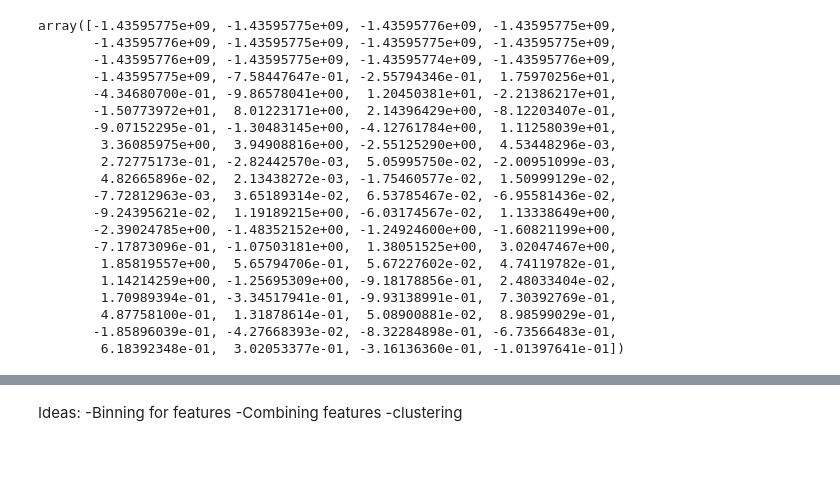
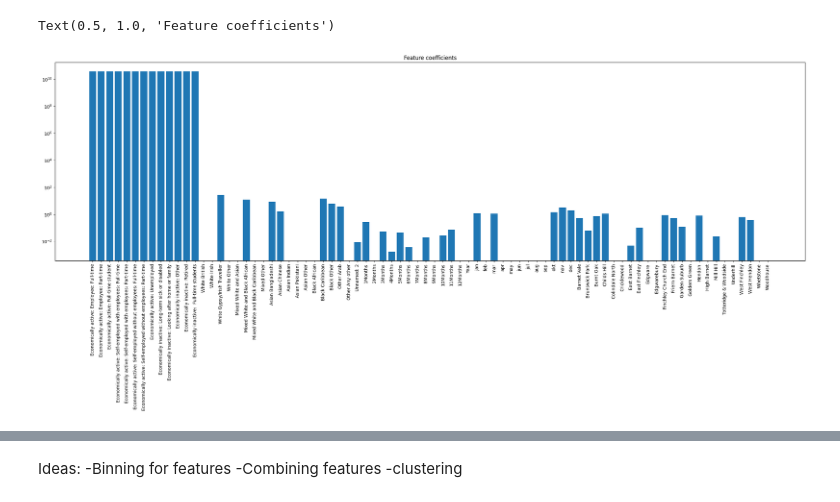
Before and after one commit to Shapkofil/dc20-g22, a Jupyter notebook: notebooks/CrimesInWards.ipynb, the cells around one changed output, grey strips where cells are left out. Cells and saved outputs as stored; diff of their text form; code cells hidden in the pictures; blank space fills up the shorter version.

```diff
--- a/notebooks/CrimesInWards.ipynb
+++ b/notebooks/CrimesInWards.ipynb
@@ -68,24 +109,13 @@ MSE = sum((predictions - y)**2)/len(predictions)
-# %%
-reg.coef_
-# %% [output]
-array([-1.43595775e+09, -1.43595775e+09, -1.43595776e+09, -1.43595775e+09,
-       -1.43595776e+09, -1.43595775e+09, -1.43595775e+09, -1.43595775e+09,
-       -1.43595776e+09, -1.43595775e+09, -1.43595774e+09, -1.43595776e+09,
-       -1.43595775e+09, -7.58447647e-01, -2.55794346e-01,  1.75970256e+01,
-       -4.34680700e-01, -9.86578041e+00,  1.20450381e+01, -2.21386217e+01,
-       -1.50773972e+01,  8.01223171e+00,  2.14396429e+00, -8.12203407e-01,
-       -9.07152295e-01, -1.30483145e+00, -4.12761784e+00,  1.11258039e+01,
-        3.36085975e+00,  3.94908816e+00, -2.55125290e+00,  4.53448296e-03,
-        2.72775173e-01, -2.82442570e-03,  5.05995750e-02, -2.00951099e-03,
-        4.82665896e-02,  2.13438272e-03, -1.75460577e-02,  1.50999129e-02,
-       -7.72812963e-03,  3.65189314e-02,  6.53785467e-02, -6.95581436e-02,
-       -9.24395621e-02,  1.19189215e+00, -6.03174567e-02,  1.13338649e+00,
-       -2.39024785e+00, -1.48352152e+00, -1.24924600e+00, -1.60821199e+00,
-       -7.17873096e-01, -1.07503181e+00,  1.38051525e+00,  3.02047467e+00,
-        1.85819557e+00,  5.65794706e-01,  5.67227602e-02,  4.74119782e-01,
-        1.14214259e+00, -1.25695309e+00, -9.18178856e-01,  2.48033404e-02,
-        1.70989394e-01, -3.34517941e-01, -9.93138991e-01,  7.30392769e-01,
-        4.87758100e-01,  1.31878614e-01,  5.08900881e-02,  8.98599029e-01,
-       -1.85896039e-01, -4.27668393e-02, -8.32284898e-01, -6.73566483e-01,
-        6.18392348e-01,  3.02053377e-01, -3.16136360e-01, -1.01397641e-01])
+# %%
+labels = df.columns
+labels = labels.drop('Crime ID_y')
+
+fig, ax = plt.subplots(figsize = (30,8))
+ax.bar(x=np.arange(len(reg.coef_)), height = reg.coef_, log = True)
+ax.set_xticks(np.arange(len(reg.coef_)))
+ax.set_xticklabels(labels, rotation = 90)
+ax.set_title('Feature coefficients')
+# %% [output]
+Text(0.5, 1.0, 'Feature coefficients')
+[figure, added]
 # %%
```
Also changed, not shown: parts of 5 cells of this notebook.
